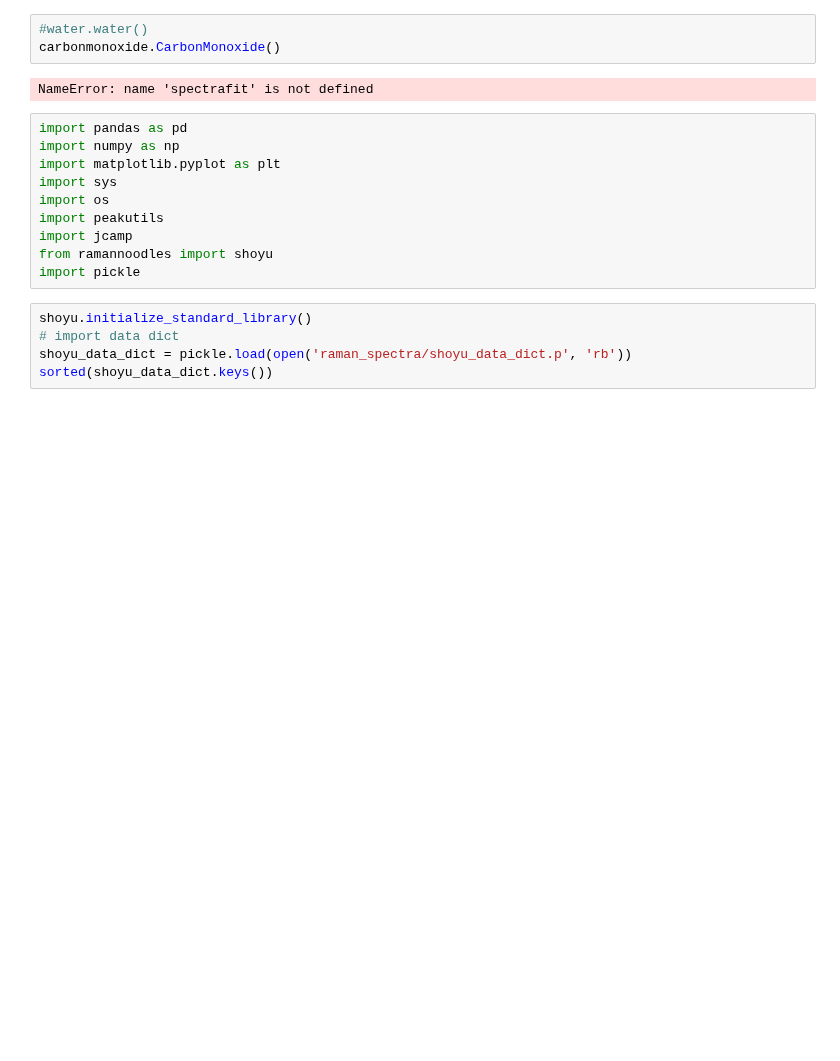
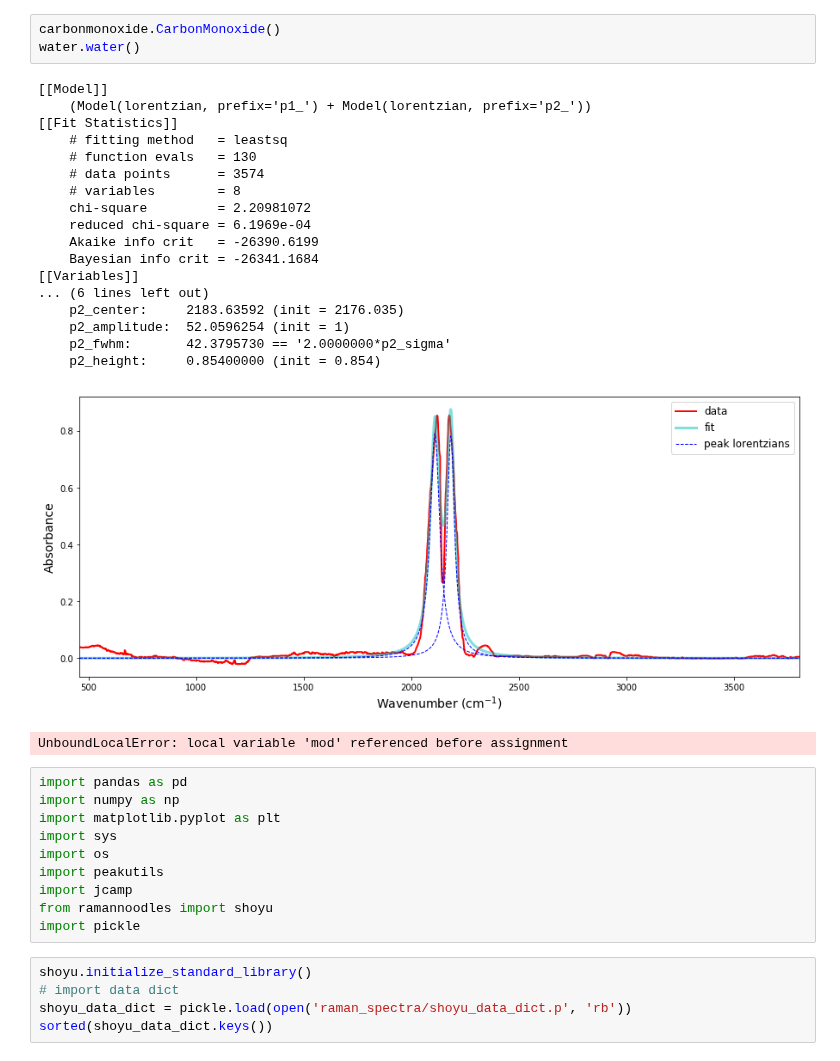
Before and after one commit to raman-noodles/Raman-noodles, a Jupyter notebook: Explore_Dev/Stats of Peak dev.ipynb, the cells around one changed output. Saved outputs shown, nothing was run; the diff lists cells and outputs as text; blank space fills up the shorter version.

```diff
--- a/Explore_Dev/Stats of Peak dev.ipynb
+++ b/Explore_Dev/Stats of Peak dev.ipynb
@@ -4,8 +19,26 @@ from ramannoodles import carbonmonoxide
-# %%
-#water.water()
-carbonmonoxide.CarbonMonoxide()
-# %% [output]
-NameError: name 'spectrafit' is not defined
+# %%
+carbonmonoxide.CarbonMonoxide()
+water.water()
+# %% [output]
+[[Model]]
+    (Model(lorentzian, prefix='p1_') + Model(lorentzian, prefix='p2_'))
+[[Fit Statistics]]
+    # fitting method   = leastsq
+    # function evals   = 130
+    # data points      = 3574
+    # variables        = 8
+    chi-square         = 2.20981072
+    reduced chi-square = 6.1969e-04
+    Akaike info crit   = -26390.6199
+    Bayesian info crit = -26341.1684
+[[Variables]]
+... (6 lines left out)
+    p2_center:     2183.63592 (init = 2176.035)
+    p2_amplitude:  52.0596254 (init = 1)
+    p2_fwhm:       42.3795730 == '2.0000000*p2_sigma'
+    p2_height:     0.85400000 (init = 0.854)
+[figure, added]
+UnboundLocalError: local variable 'mod' referenced before assignment
 # %%
 import pandas as pd
 import numpy as np
```
Also changed, not shown: parts of 9 cells of this notebook.
